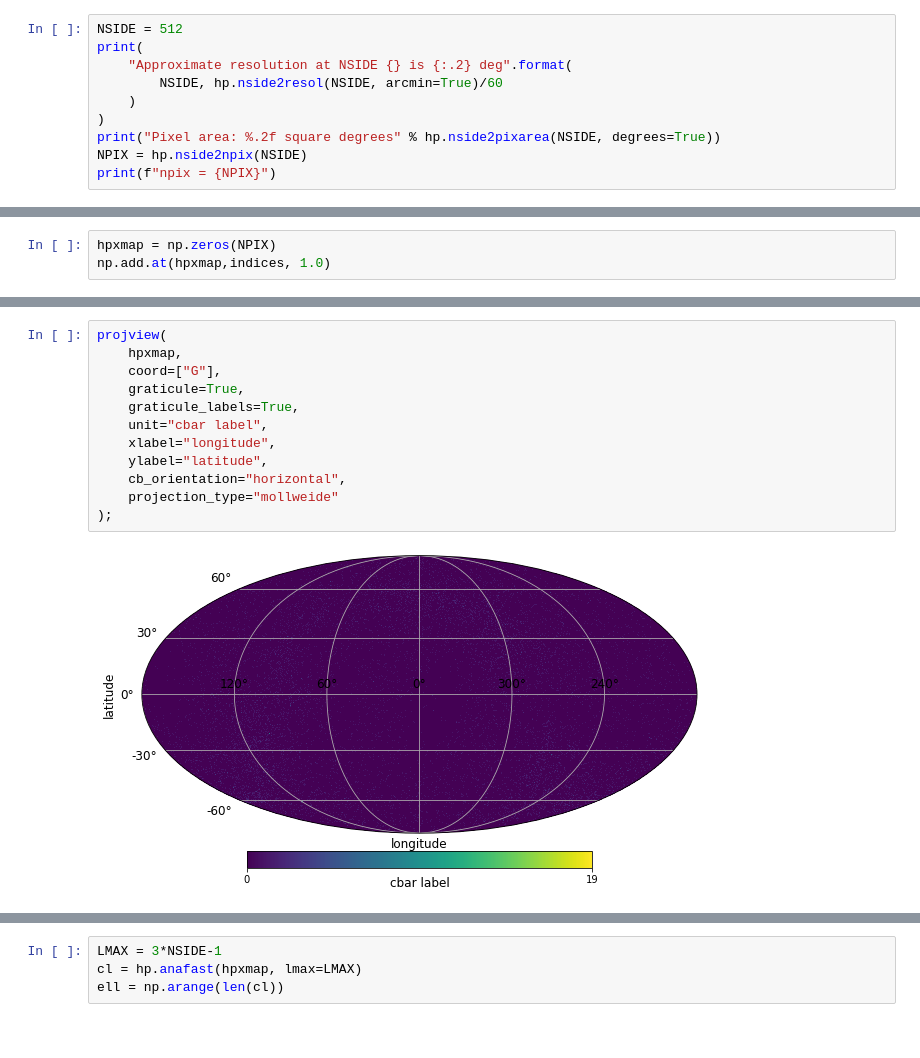
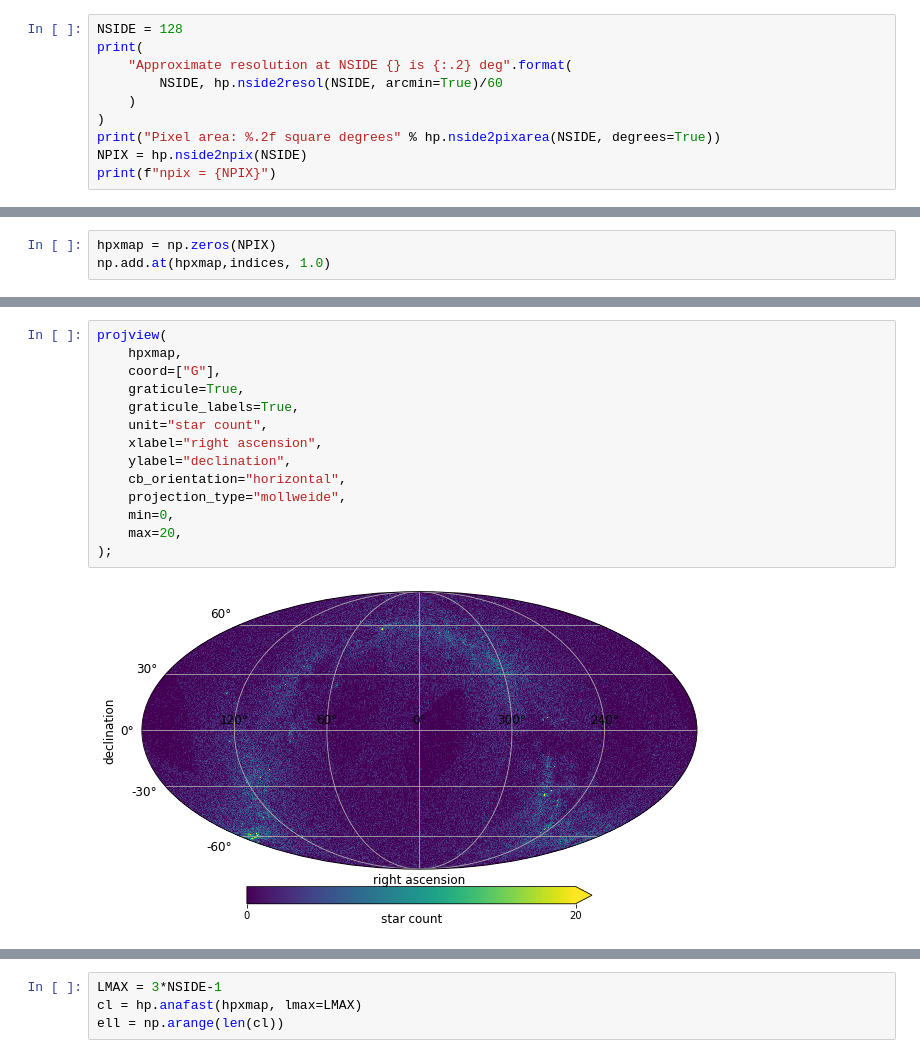
Before and after one commit to sylvielsstfr/MyGaia, a Jupyter notebook: maps/testmap_gaiaxpy.ipynb, the cells around one changed output, grey strips where cells are left out. Saved outputs shown, nothing was run; the diff lists cells and outputs as text.

```diff
--- a/maps/testmap_gaiaxpy.ipynb
+++ b/maps/testmap_gaiaxpy.ipynb
@@ -144,7 +144,7 @@ Table length=272391
 | 5961516006815302784 | 265.9297165270191 | -38.19593167813341 | 8.227925 | 7.9391623 |
 | 5961493398100175104 | 265.25029754458274 | -38.113358437256906 | 8.71476 | 8.101233 |
 # %%
-NSIDE = 512
+NSIDE = 128
 print(
     "Approximate resolution at NSIDE {} is {:.2} deg".format(
         NSIDE, hp.nside2resol(NSIDE, arcmin=True)/60
@@ -199,14 +199,16 @@ hp.graticule(color="w")
 # %%
 projview(
     hpxmap,
     coord=["G"],
     graticule=True,
     graticule_labels=True,
-    unit="cbar label",
-    xlabel="longitude",
-    ylabel="latitude",
+    unit="star count",
+    xlabel="right ascension",
+    ylabel="declination",
     cb_orientation="horizontal",
-    projection_type="mollweide"
+    projection_type="mollweide",
+    min=0,
+    max=20,
 );
 # %% [output]
-[figure, old version]
+[figure, new version]
```
Also changed, not shown: parts of 7 cells of this notebook.
